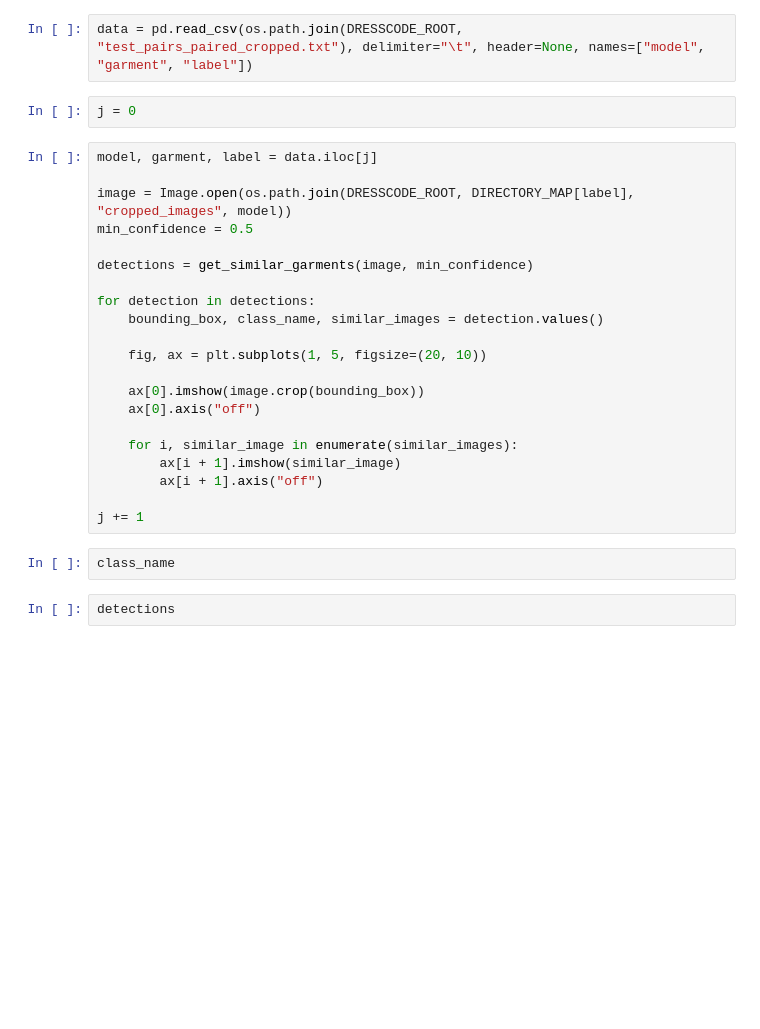
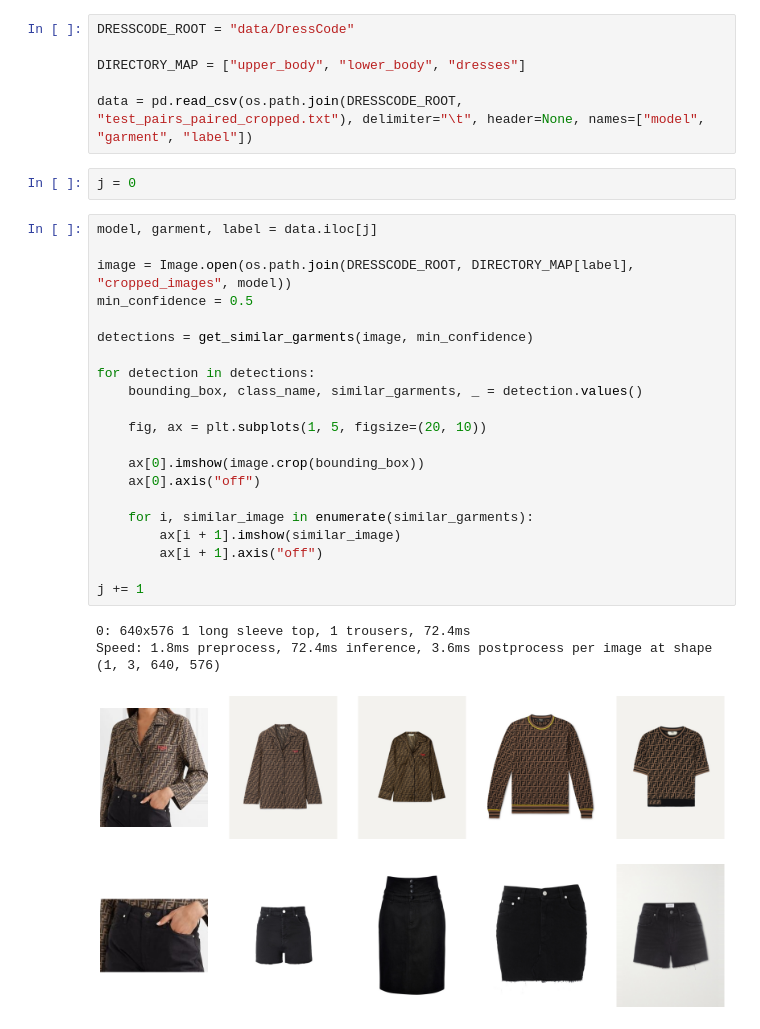
Before and after one commit to troydutton/fashion-atlas, a Jupyter notebook: visualize.ipynb, the cells around one changed output. Cells and saved outputs as stored; diff of their text form; blank space fills up the shorter version.

```diff
--- a/visualize.ipynb
+++ b/visualize.ipynb
@@ -13,29 +11,34 @@ DIRECTORY_MAP = ["upper_body", "lower_body", "dresses"]
 # %%
+DRESSCODE_ROOT = "data/DressCode"
+
+DIRECTORY_MAP = ["upper_body", "lower_body", "dresses"]
+
 data = pd.read_csv(os.path.join(DRESSCODE_ROOT, "test_pairs_paired_cropped.txt"), delimiter="\t", header=None, names=["model", "garment", "label"])
 # %%
 j = 0
 # %%
 model, garment, label = data.iloc[j]
 
 image = Image.open(os.path.join(DRESSCODE_ROOT, DIRECTORY_MAP[label], "cropped_images", model))
 min_confidence = 0.5
 
 detections = get_similar_garments(image, min_confidence)
 
 for detection in detections:
-    bounding_box, class_name, similar_images = detection.values()
+    bounding_box, class_name, similar_garments, _ = detection.values()
 
     fig, ax = plt.subplots(1, 5, figsize=(20, 10))
 
     ax[0].imshow(image.crop(bounding_box))
     ax[0].axis("off")
 
-    for i, similar_image in enumerate(similar_images):
+    for i, similar_image in enumerate(similar_garments):
         ax[i + 1].imshow(similar_image)
         ax[i + 1].axis("off")
 
 j += 1
+# %% [output]
+0: 640x576 1 long sleeve top, 1 trousers, 72.4ms
+Speed: 1.8ms preprocess, 72.4ms inference, 3.6ms postprocess per image at shape (1, 3, 640, 576)
+[figure, added]
+[figure, added]
-# %%
-class_name
-# %%
-detections
```
Also changed, not shown: parts of 2 cells of this notebook, 4 other files.
